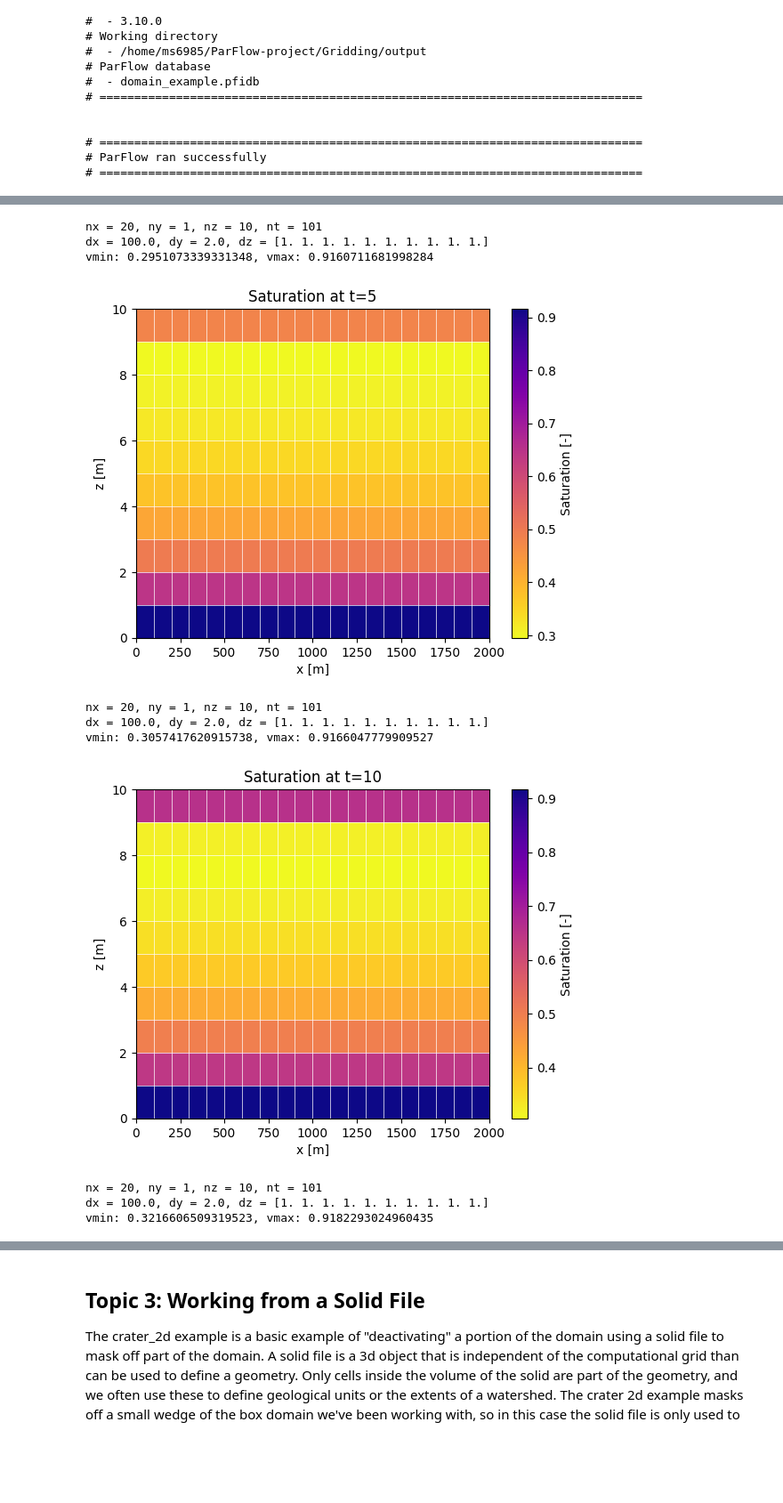
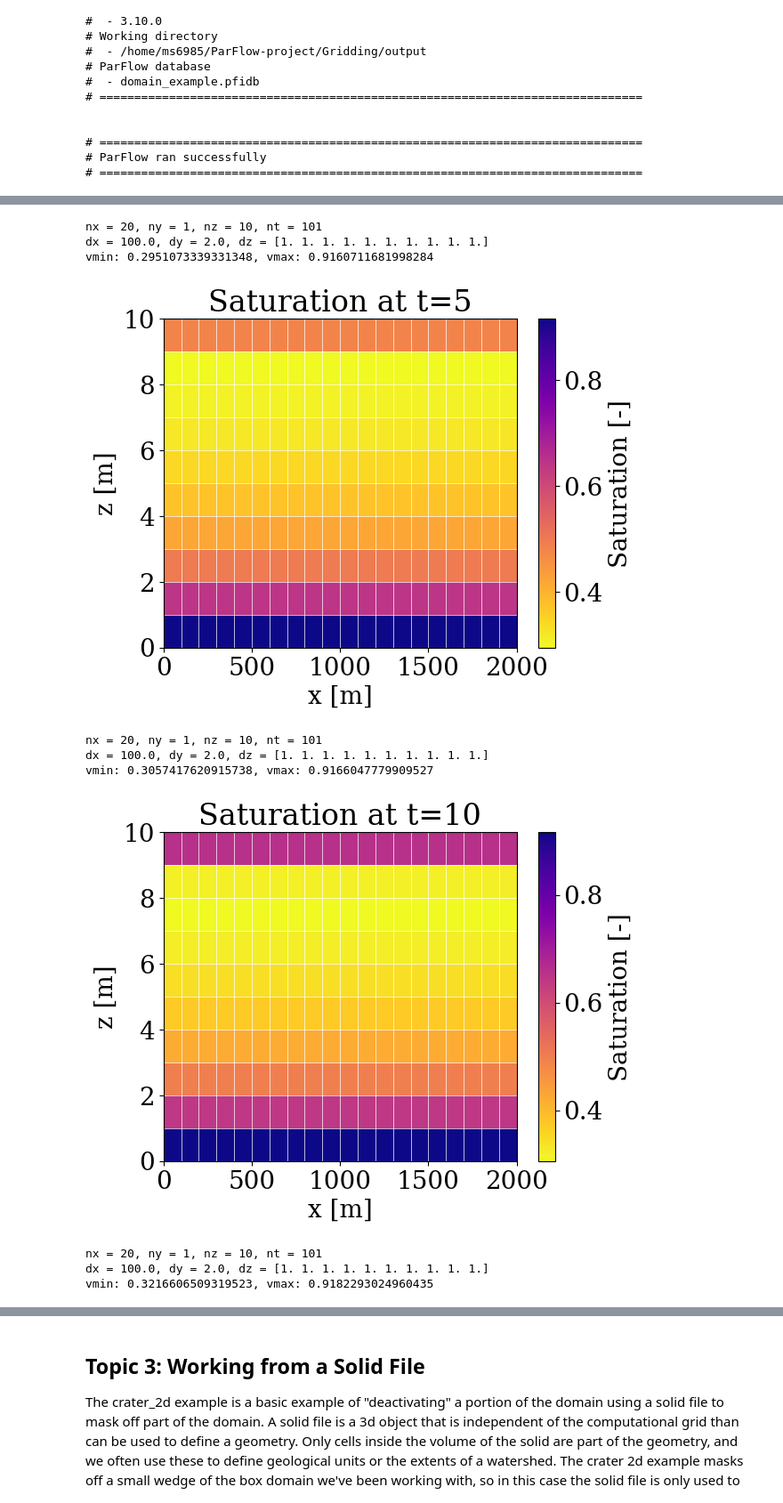
Before and after one commit to mashadab/ParFlow-project, a Jupyter notebook: Gridding/gridding.ipynb, the cells around one changed output, grey strips where cells are left out. Shown at 89% size. Cells and saved outputs as stored; diff of their text form; code cells hidden in the pictures; blank space fills up the shorter version.

```diff
--- a/Gridding/gridding.ipynb
+++ b/Gridding/gridding.ipynb
@@ -262,7 +266,8 @@ base: /home/ms6985/ParFlow-project/Gridding/output
 timesteps = [0, 5, 10,25,50]
 
 for t in timesteps:
-    plot_domain(base, "satur", timestep=t)
+    #plot_domain(base, "satur", timestep=t)
+    plot_vert_var(base, "satur", timestep=t)
 # %% [output]
 nx = 20, ny = 1, nz = 10, nt = 101
 dx = 100.0, dy = 2.0, dz = [1. 1. 1. 1. 1. 1. 1. 1. 1. 1.]
@@ -271,11 +276,11 @@ vmin: 0.28374782761443423, vmax: 0.9155417527999328
 nx = 20, ny = 1, nz = 10, nt = 101
 dx = 100.0, dy = 2.0, dz = [1. 1. 1. 1. 1. 1. 1. 1. 1. 1.]
 vmin: 0.2951073339331348, vmax: 0.9160711681998284
-[figure, old version]
+[figure, new version]
 nx = 20, ny = 1, nz = 10, nt = 101
 dx = 100.0, dy = 2.0, dz = [1. 1. 1. 1. 1. 1. 1. 1. 1. 1.]
 vmin: 0.3057417620915738, vmax: 0.9166047779909527
-[figure, old version]
+[figure, new version]
 nx = 20, ny = 1, nz = 10, nt = 101
 dx = 100.0, dy = 2.0, dz = [1. 1. 1. 1. 1. 1. 1. 1. 1. 1.]
 vmin: 0.3216606509319523, vmax: 0.9182293024960435
```
Also changed, not shown: parts of 4 cells of this notebook, 2 other files.
